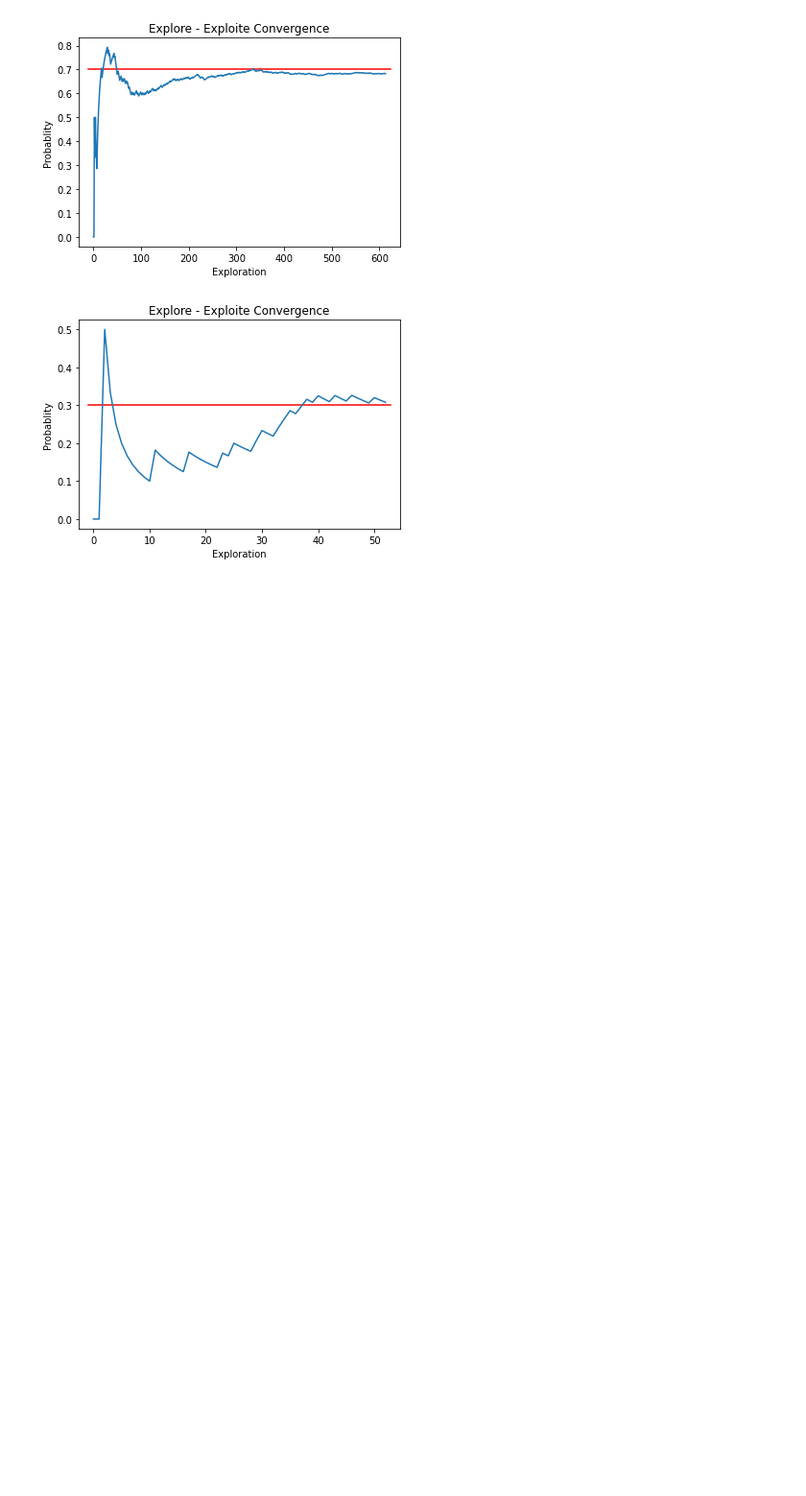
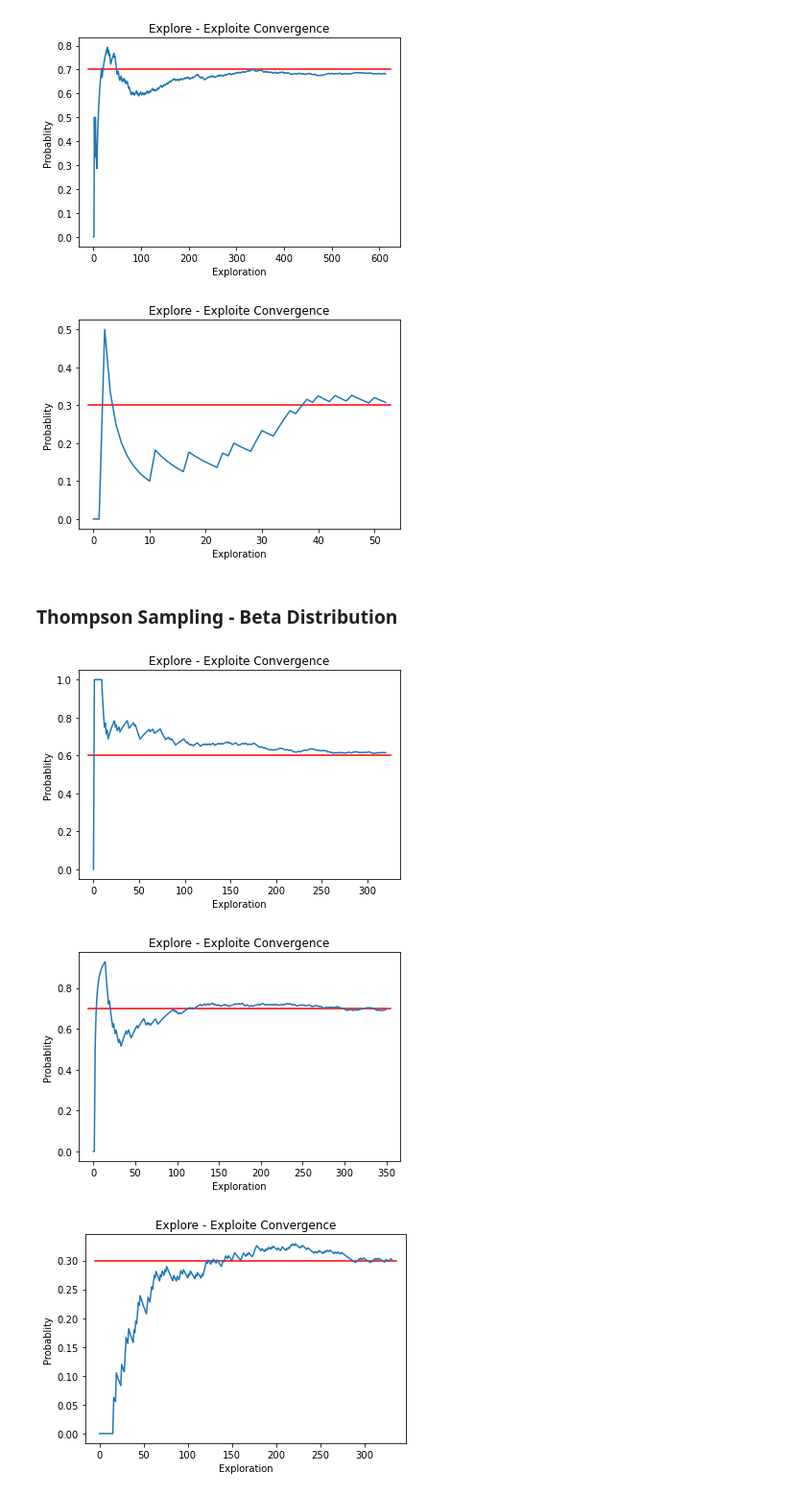
Before and after one commit to Orixtosius/Bayesian, a Jupyter notebook: Explore-Exploit.ipynb, the cells around one changed output. Shown at 96% size. Drawn from its saved outputs; the diff is of its cells as text; code cells hidden in the pictures; blank space fills up the shorter version.

Commit message:
thompson sampling added

```diff
--- a/Explore-Exploit.ipynb
+++ b/Explore-Exploit.ipynb
@@ -9,6 +9,12 @@ class slotMachine():
     def optimisticInitial(self):
         self.mu = [5.]
         self.N = 1
+
+    def ThampsonSampling(self):
+        self.a = 1
+        self.b = 1
+        self.mu = [0.]
+        self.N = 0
 
     def pureGreedy(self):
         self.mu = [0.]
@@ -31,16 +37,21 @@ class slotMachine():
         plt.show()
 # %%
 class Player():
-    def play(self, machines, upperRange, lowerRange = 0, ucb = False):
+    def play(self, machines, upperRange, lowerRange = 0, algo = 'vanilla'):
         for n in range(lowerRange, upperRange):
 
-            if ucb:
-                mu_hat = [m.mu[-1] + ( 2*np.log(n) / m.N )**0.5 for m in machines]
+            if algo == 'vanilla':
+                mu_hat = [m.mu[-1] for m in machines]
+
             else:
-                mu_hat = [m.mu[-1] for m in machines]
+                if algo == 'ucb1':
+                    mu_hat = [m.mu[-1] + ( 2*np.log(n) / m.N )**0.5 for m in machines]
+                if algo == 'thompson':
+                    mu_hat = [np.random.beta(m.a, m.b) for m in machines]
 
             i = np.argmax(np.array(mu_hat))
             machines[i].play()
+            machines[i].a, machines[i].b = machines[i].a + 1, machines[i].b + 1
 
     def plot(self, machines):
         for m in machines:
@@ -143,3 +154,17 @@ player3.plot(machines)
 [figure]
 [figure]
 [figure]
+# %% [markdown]
+### Thompson Sampling - Beta Distribution
+# %%
+player4 = Player()
+
+mac = slotMachine(0.6)
+mac2 = slotMachine(0.7)
+mac3 = slotMachine(0.3)
+
+mac.ThampsonSampling()
+mac2.ThampsonSampling()
+mac3.ThampsonSampling()
+
+machines = [mac, mac2, mac3]
@@ -145,0 +173,6 @@ player3.plot(machines)
+# %%
+player4.plot(machines)
+# %% [output]
+[figure, added]
+[figure, added]
+[figure, added]
```
Also changed, not shown: parts of 3 cells of this notebook.
